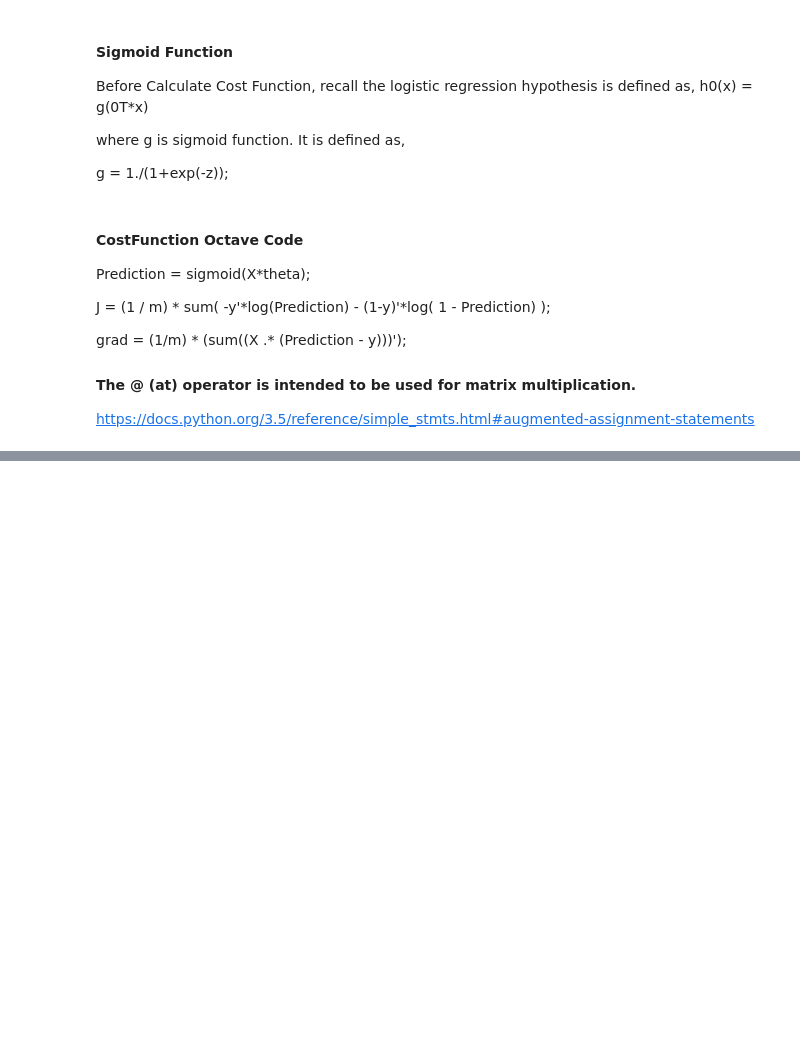
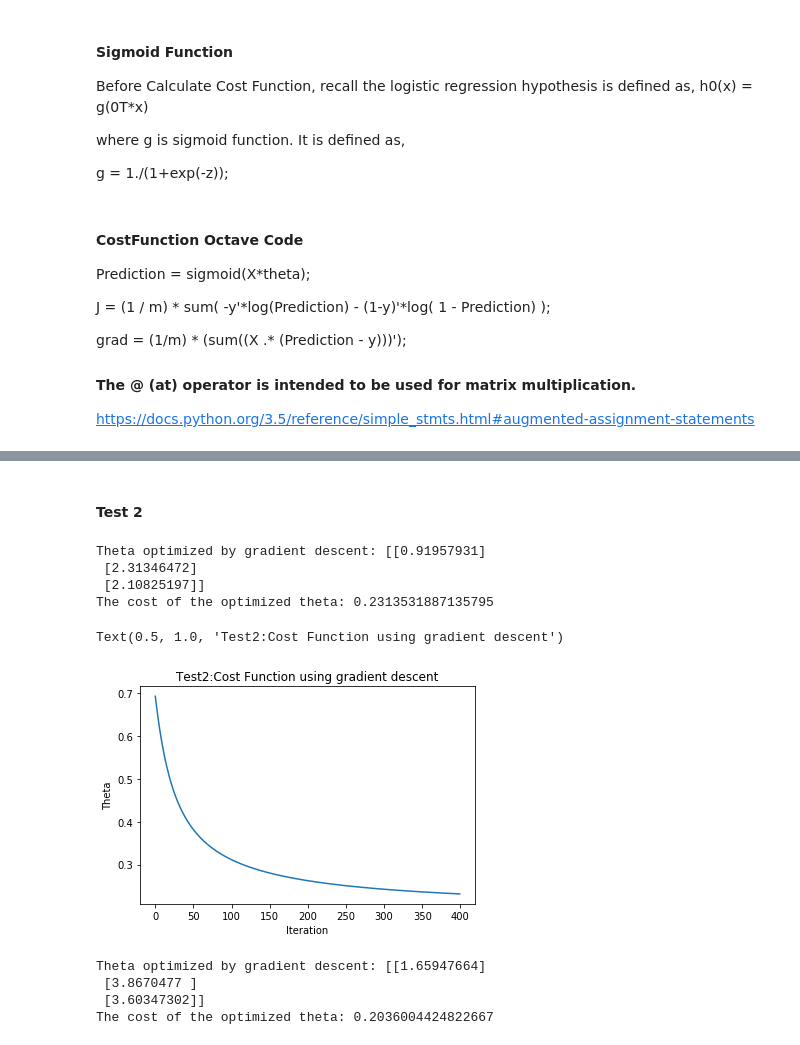
Before and after one commit to AasaiAlangaram/Regression-Python-Implementation, a Jupyter notebook: Logistic Regression.ipynb, the cells around one changed output, grey strips where cells are left out. Cells and saved outputs as stored; diff of their text form; code cells hidden in the pictures; blank space fills up the shorter version.

```diff
--- a/Logistic Regression.ipynb
+++ b/Logistic Regression.ipynb
@@ -121,0 +163,20 @@ options = optimset('GradObj', 'on', 'MaxIter', 400);\
+# %% [markdown]
+#### Test 2
+# %%
+theta2 , J_history2 = compute_gradient(X,y,initial_theta,0.1,400)
+# %%
+print("Theta optimized by gradient descent:",theta2)
+print("The cost of the optimized theta:",J_history2[-1])
+# %% [output]
+Theta optimized by gradient descent: [[0.91957931]
+ [2.31346472]
+ [2.10825197]]
+The cost of the optimized theta: 0.2313531887135795
+# %%
+plt.plot(J_history2)
+plt.xlabel('Iteration')
+plt.ylabel('Theta')
+plt.title('Test2:Cost Function using gradient descent')
+# %% [output]
+Text(0.5, 1.0, 'Test2:Cost Function using gradient descent')
+[figure, added]
@@ -121,0 +185,8 @@ options = optimset('GradObj', 'on', 'MaxIter', 400);\
+# %%
+print("Theta optimized by gradient descent:",theta)
+print("The cost of the optimized theta:",J_history[-1])
+# %% [output]
+Theta optimized by gradient descent: [[1.65947664]
+ [3.8670477 ]
+ [3.60347302]]
+The cost of the optimized theta: 0.2036004424822667
```
Also changed, not shown: parts of 16 cells of this notebook.
